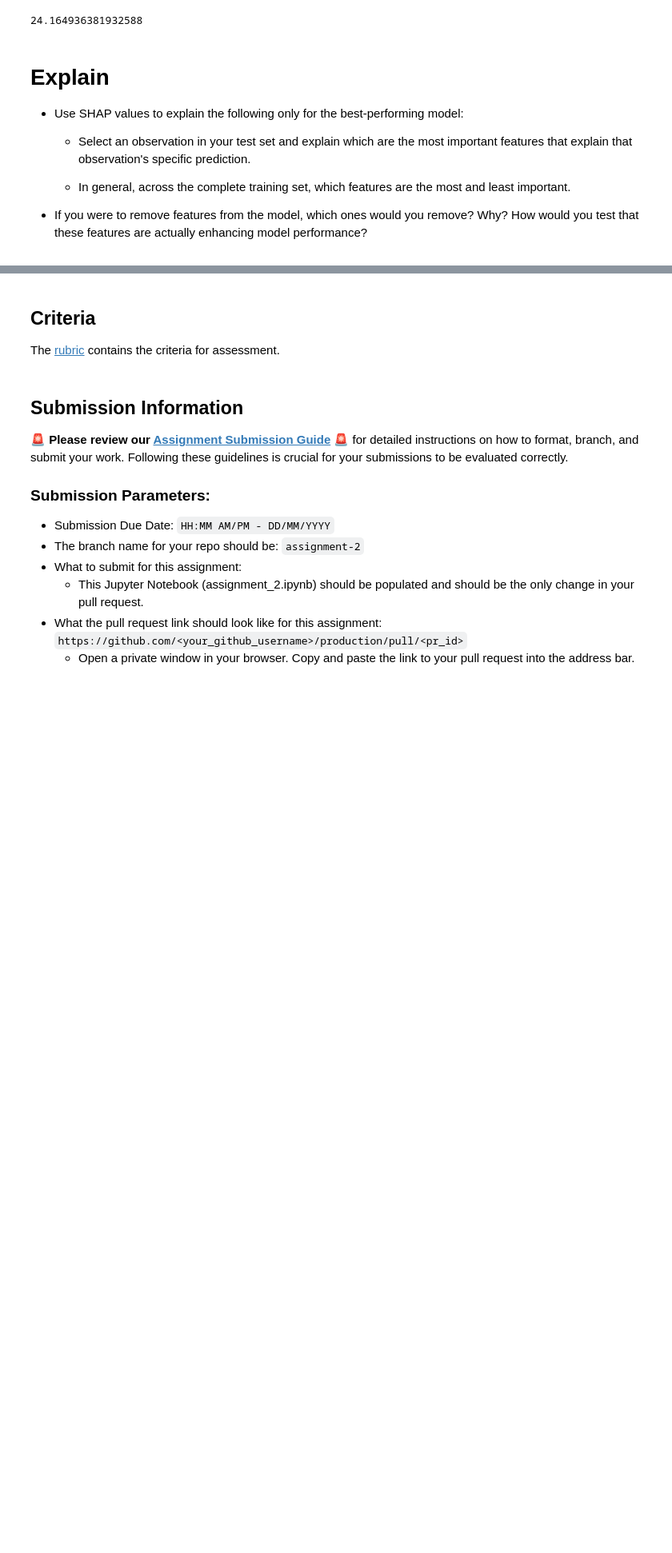
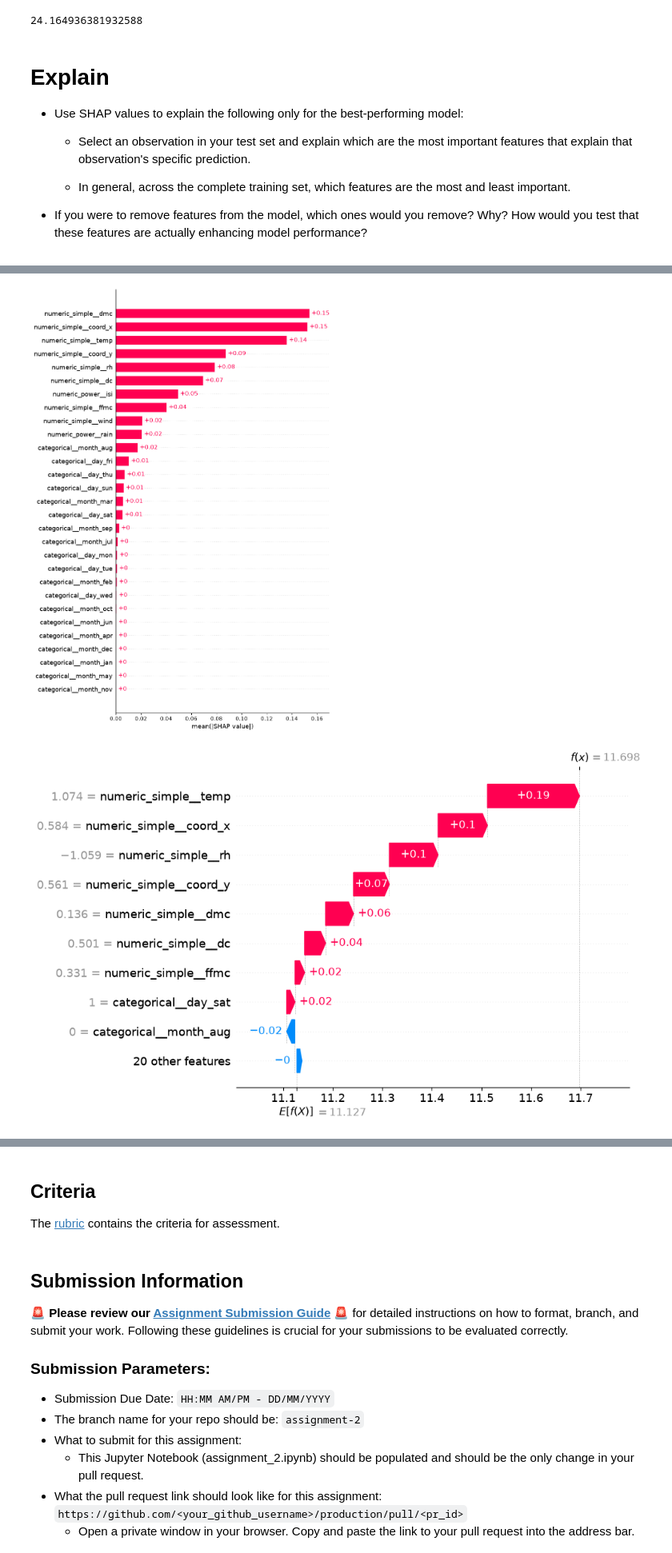
Before and after one commit to cryptoHelium/production, a Jupyter notebook: 02_activities/assignments/assignment_2.ipynb, the cells around one changed output, grey strips where cells are left out. Shown at 80% size. Saved outputs shown, nothing was run; the diff lists cells and outputs as text; code cells hidden in the pictures; blank space fills up the shorter version.

```diff
--- a/02_activities/assignments/assignment_2.ipynb
+++ b/02_activities/assignments/assignment_2.ipynb
@@ -497,0 +524,20 @@ print(mean_absolute_error(Y_test, loaded_model.predict(X_test)))
+# %%
+shap_values_train = explainer(X_train_t)
+
+shap.plots.bar(shap_values_train, max_display=29)
+
+
+
+data_transform = best_model.named_steps['preprocessing'].transform(X_test)
+
+explainer = shap.explainers.Linear(
+    best_model.named_steps['regressor'],
+    data_transform,
+    feature_names = best_model.named_steps['preprocessing'].get_feature_names_out())
+
+shap_values = explainer(data_transform)
+
+shap.plots.waterfall(shap_values[pos])
+# %% [output]
+[figure, added]
+[figure, added]
```
Also changed, not shown: parts of 5 cells of this notebook.
